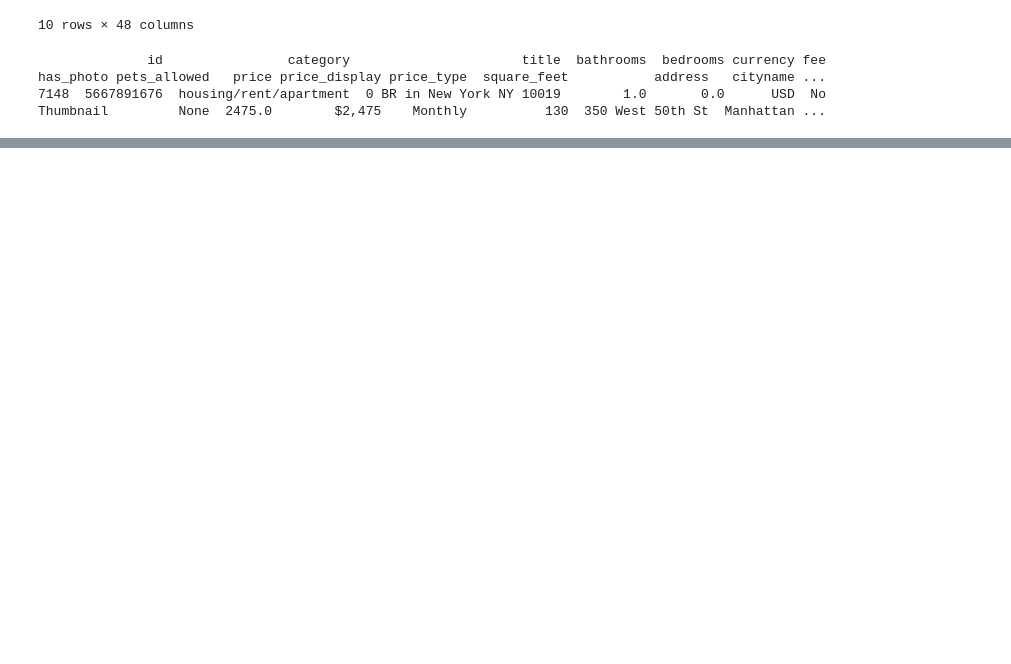
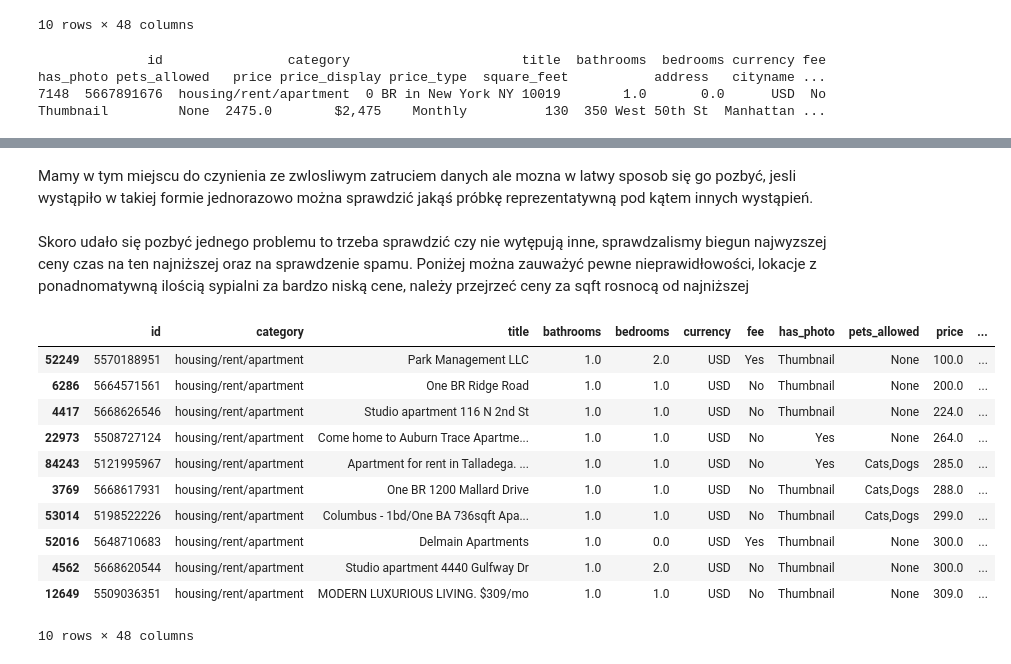
Before and after one commit to michalinahinc/Kurs_Analiza, a Jupyter notebook: Czysczenie_danych_wersja_filipa.ipynb, the cells around one changed output, grey strips where cells are left out. Saved outputs shown, nothing was run; the diff lists cells and outputs as text; code cells hidden in the pictures; blank space fills up the shorter version.

```diff
--- a/Czysczenie_danych_wersja_filipa.ipynb
+++ b/Czysczenie_danych_wersja_filipa.ipynb
@@ -417,0 +423,26 @@ print(f"{stats['whislo']}")
+# %% [markdown]
+Mamy w tym miejscu do czynienia ze zwlosliwym zatruciem danych ale mozna w latwy sposob się go pozbyć, jesli wystąpiło w takiej formie jednorazowo można sprawdzić jakąś próbkę reprezentatywną pod kątem innych wystąpień.
+# %%
+
+zarty_do_usuniecia_1 = df_apartments['title'].str.contains(r'\baverage\b', case=False, na=False)
+df_apartments = df_apartments[~zarty_do_usuniecia_1]
+# %% [markdown]
+
+Skoro udało się pozbyć jednego problemu to trzeba sprawdzić czy nie wytępują inne, sprawdzalismy biegun najwyzszej ceny czas na ten najniższej oraz na sprawdzenie spamu.  Poniżej można zauważyć pewne nieprawidłowości, lokacje z ponadnomatywną ilością sypialni za bardzo niską cene, należy przejrzeć ceny za sqft rosnocą od najniższej
+# %%
+#sprawdzenie wartości minimalnych
+df_apartments['price']
+df_apartments.sort_values(by='price', ascending=True).head(10)
+# %% [output]
+|  | id | category | title | bathrooms | bedrooms | currency | fee | has_photo | pets_allowed | price | ... |
+| 52249 | 5570188951 | housing/rent/apartment | Park Management LLC | 1.0 | 2.0 | USD | Yes | Thumbnail | None | 100.0 | ... |
+| 6286 | 5664571561 | housing/rent/apartment | One BR Ridge Road | 1.0 | 1.0 | USD | No | Thumbnail | None | 200.0 | ... |
+| 4417 | 5668626546 | housing/rent/apartment | Studio apartment 116 N 2nd St | 1.0 | 1.0 | USD | No | Thumbnail | None | 224.0 | ... |
+| 22973 | 5508727124 | housing/rent/apartment | Come home to Auburn Trace Apartme... | 1.0 | 1.0 | USD | No | Yes | None | 264.0 | ... |
+| 84243 | 5121995967 | housing/rent/apartment | Apartment for rent in Talladega. ... | 1.0 | 1.0 | USD | No | Yes | Cats,Dogs | 285.0 | ... |
+| 3769 | 5668617931 | housing/rent/apartment | One BR 1200 Mallard Drive | 1.0 | 1.0 | USD | No | Thumbnail | Cats,Dogs | 288.0 | ... |
+| 53014 | 5198522226 | housing/rent/apartment | Columbus - 1bd/One BA 736sqft Apa... | 1.0 | 1.0 | USD | No | Thumbnail | Cats,Dogs | 299.0 | ... |
+| 52016 | 5648710683 | housing/rent/apartment | Delmain Apartments | 1.0 | 0.0 | USD | Yes | Thumbnail | None | 300.0 | ... |
+| 4562 | 5668620544 | housing/rent/apartment | Studio apartment 4440 Gulfway Dr | 1.0 | 2.0 | USD | No | Thumbnail | None | 300.0 | ... |
+| 12649 | 5509036351 | housing/rent/apartment | MODERN LUXURIOUS LIVING. $309/mo | 1.0 | 1.0 | USD | No | Thumbnail | None | 309.0 | ... |
+10 rows × 48 columns
```
Also changed, not shown: parts of 38 cells of this notebook, 1 other file.
